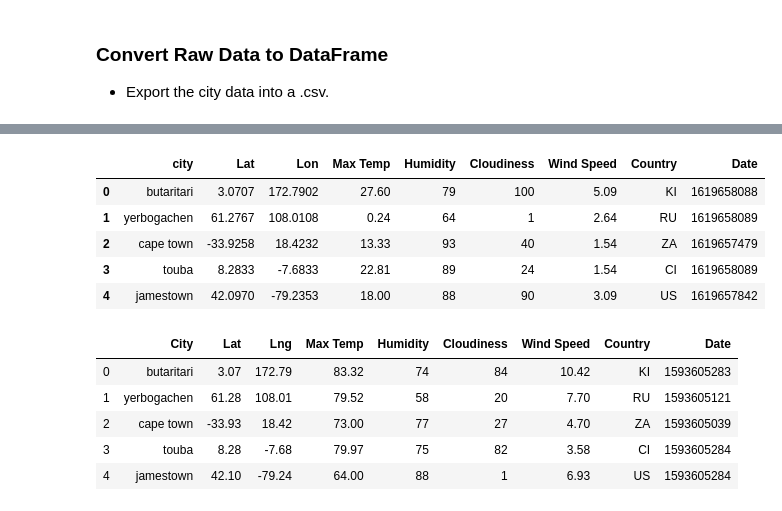
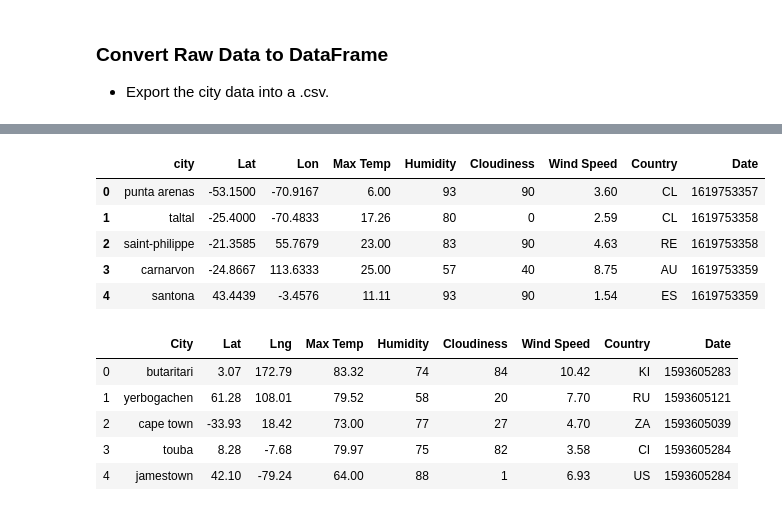
Before and after one commit to Omargib/python-api-challenge, a Jupyter notebook: WeatherPy/WeatherPy.ipynb, the cells around one changed output, grey strips where cells are left out. Cells and saved outputs as stored; diff of their text form; code cells hidden in the pictures.

```diff
--- a/WeatherPy/WeatherPy.ipynb
+++ b/WeatherPy/WeatherPy.ipynb
@@ -75,7 +75,7 @@ query_url = f"{url}appid={api}&units={units}&q="
 ### Convert Raw Data to DataFrame
 * Export the city data into a .csv.
 # %%
-cities = ["butaritari", "yerbogachen", "cape town", "touba","jamestown"]
+#cities = ["butaritari", "yerbogachen", "cape town", "touba","jamestown"]
 
 # set up lists to hold reponse info
 lat = []
@@ -86,18 +86,24 @@ cloudiness = []
 wind_speed = []
 country = []
 date = []
+new_cities = []
 
 # Loop through the list of cities and perform a request for data on each
 for city in cities:
-    response = requests.get(query_url + city).json()
-    lat.append(response['coord']['lat'])
-    lon.append(response['coord']['lon'])
-    max_temp.append(response['main']['temp_max'])
-    humidity.append(response['main']['humidity'])
-    cloudiness.append(response['clouds']['all'])
-    wind_speed.append(response['wind']['speed'])
-    country.append(response['sys']['country'])
-    date.append(response['dt'])
+    try:
+        response = requests.get(query_url + city).json()
+        lat.append(response['coord']['lat'])
+        lon.append(response['coord']['lon'])
+        max_temp.append(response['main']['temp_max'])
+        humidity.append(response['main']['humidity'])
+        cloudiness.append(response['clouds']['all'])
+        wind_speed.append(response['wind']['speed'])
+        country.append(response['sys']['country'])
+        date.append(response['dt'])
+        new_cities.append(city)
+    except:
+        print("not found")
+        pass
 
 print(f"The latitude information received is: {lat}")
 print(f"The longitud information received is: {lon}")
@@ -119,25 +134,25 @@ The date information received is: [1619658088, 1619658089, 1619657479, 161965808
 # %%
 # Display the DataFrame
 weather_df = {
-    "city": cities,
+    "city": new_cities,
     "Lat": lat,
     "Lon": lon,
     "Max Temp": max_temp,
     "Humidity": humidity,
     "Cloudiness": cloudiness,
     "Wind Speed": wind_speed,
     "Country": country,
     "Date": date
 }
 weather_df = pd.DataFrame(weather_df)
 weather_df.head()
 # %% [output]
 |  | city | Lat | Lon | Max Temp | Humidity | Cloudiness | Wind Speed | Country | Date |
-| 0 | butaritari | 3.0707 | 172.7902 | 27.60 | 79 | 100 | 5.09 | KI | 1619658088 |
-| 1 | yerbogachen | 61.2767 | 108.0108 | 0.24 | 64 | 1 | 2.64 | RU | 1619658089 |
-| 2 | cape town | -33.9258 | 18.4232 | 13.33 | 93 | 40 | 1.54 | ZA | 1619657479 |
-| 3 | touba | 8.2833 | -7.6833 | 22.81 | 89 | 24 | 1.54 | CI | 1619658089 |
-| 4 | jamestown | 42.0970 | -79.2353 | 18.00 | 88 | 90 | 3.09 | US | 1619657842 |
+| 0 | punta arenas | -53.1500 | -70.9167 | 6.00 | 93 | 90 | 3.60 | CL | 1619753357 |
+| 1 | taltal | -25.4000 | -70.4833 | 17.26 | 80 | 0 | 2.59 | CL | 1619753358 |
+| 2 | saint-philippe | -21.3585 | 55.7679 | 23.00 | 83 | 90 | 4.63 | RE | 1619753358 |
+| 3 | carnarvon | -24.8667 | 113.6333 | 25.00 | 57 | 40 | 8.75 | AU | 1619753359 |
+| 4 | santona | 43.4439 | -3.4576 | 11.11 | 93 | 90 | 1.54 | ES | 1619753359 |
 # %%
 # Example do not run
 # %% [output]
```
Also changed, not shown: parts of 12 cells of this notebook, 2 other files.
